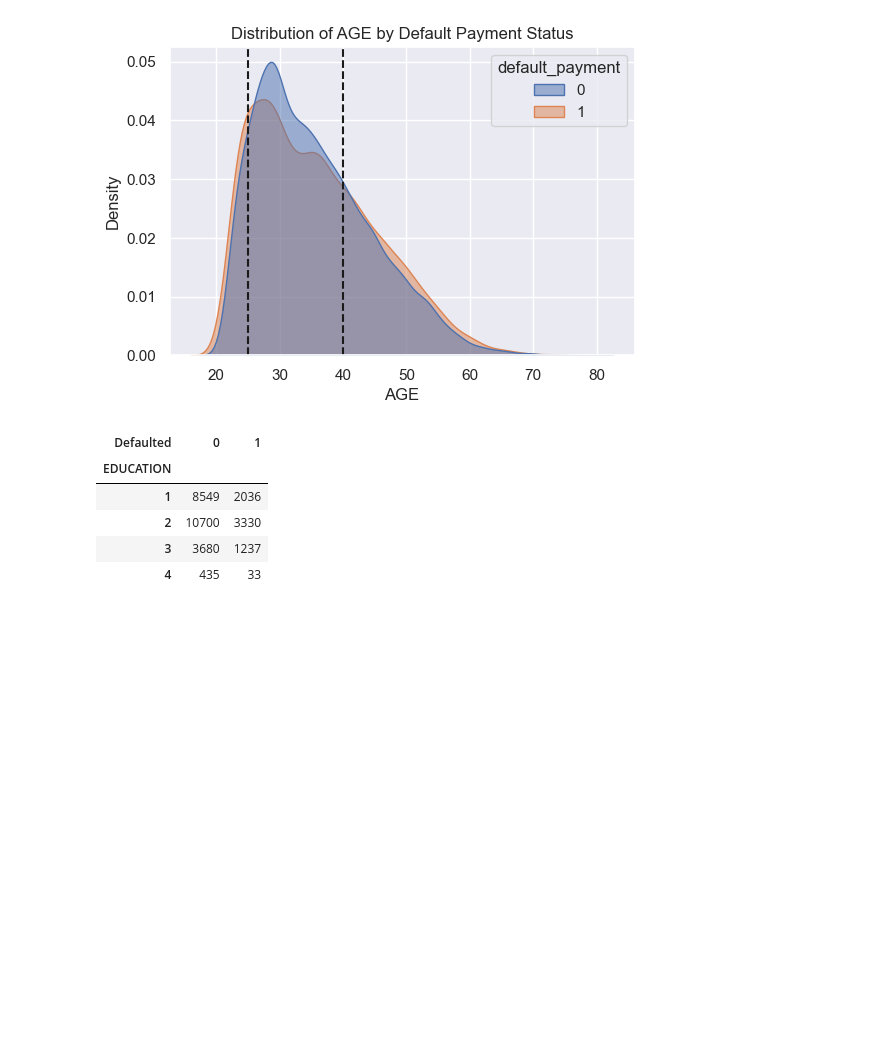
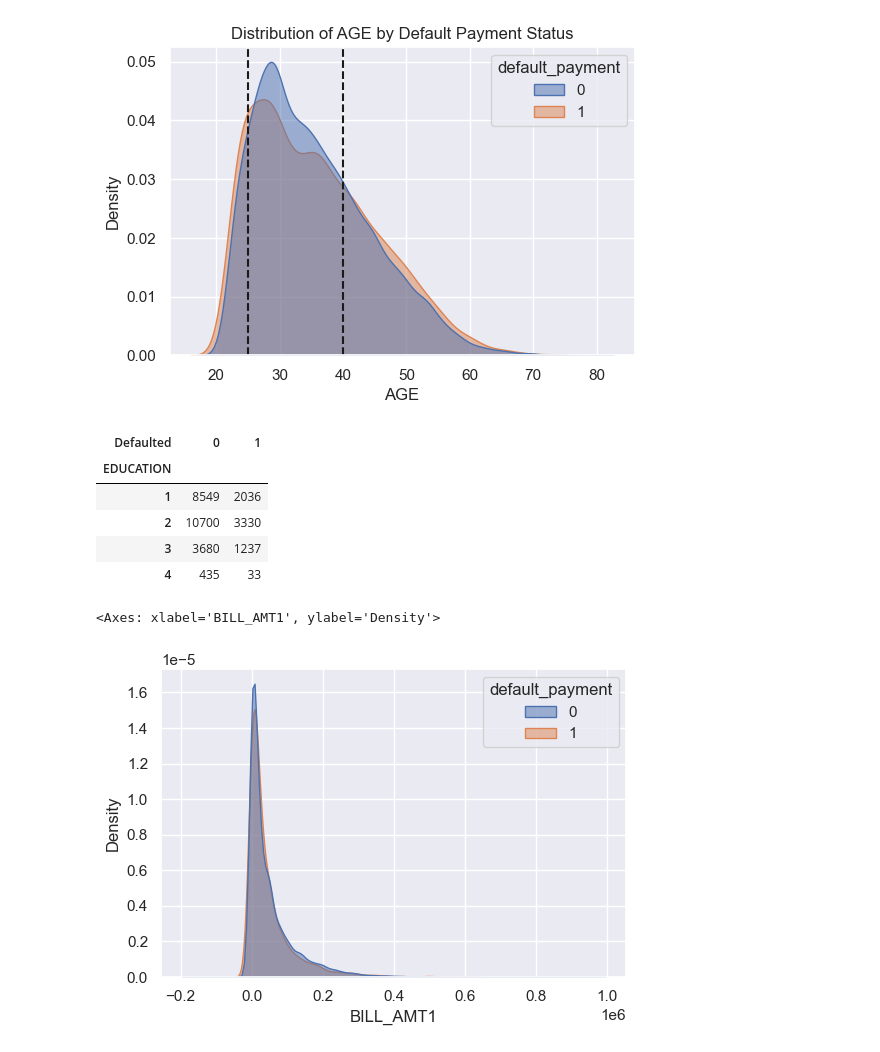
Before and after one commit to malavansa/IT5022-ML-Project, a Jupyter notebook: notebooks/eda_notebook.ipynb, the cells around one changed output. Cells and saved outputs as stored; diff of their text form; code cells hidden in the pictures; blank space fills up the shorter version.

Commit message:
Add kdeplot for bill amount

```diff
--- a/notebooks/eda_notebook.ipynb
+++ b/notebooks/eda_notebook.ipynb
@@ -435,3 +435,10 @@ pd.crosstab(df['EDUCATION'], df['default_payment'], rownames=['EDUCATION'], coln
 | 2 | 10700 | 3330 |
 | 3 | 3680 | 1237 |
 | 4 | 435 | 33 |
+# %%
+sns.set_theme(style="darkgrid")
+plt.figure(figsize=(6,4))
+sns.kdeplot(data=df, x='BILL_AMT1', hue='default_payment', fill=True, common_norm=False, alpha=0.5)
+# %% [output]
+<Axes: xlabel='BILL_AMT1', ylabel='Density'>
+[figure, added]
```
